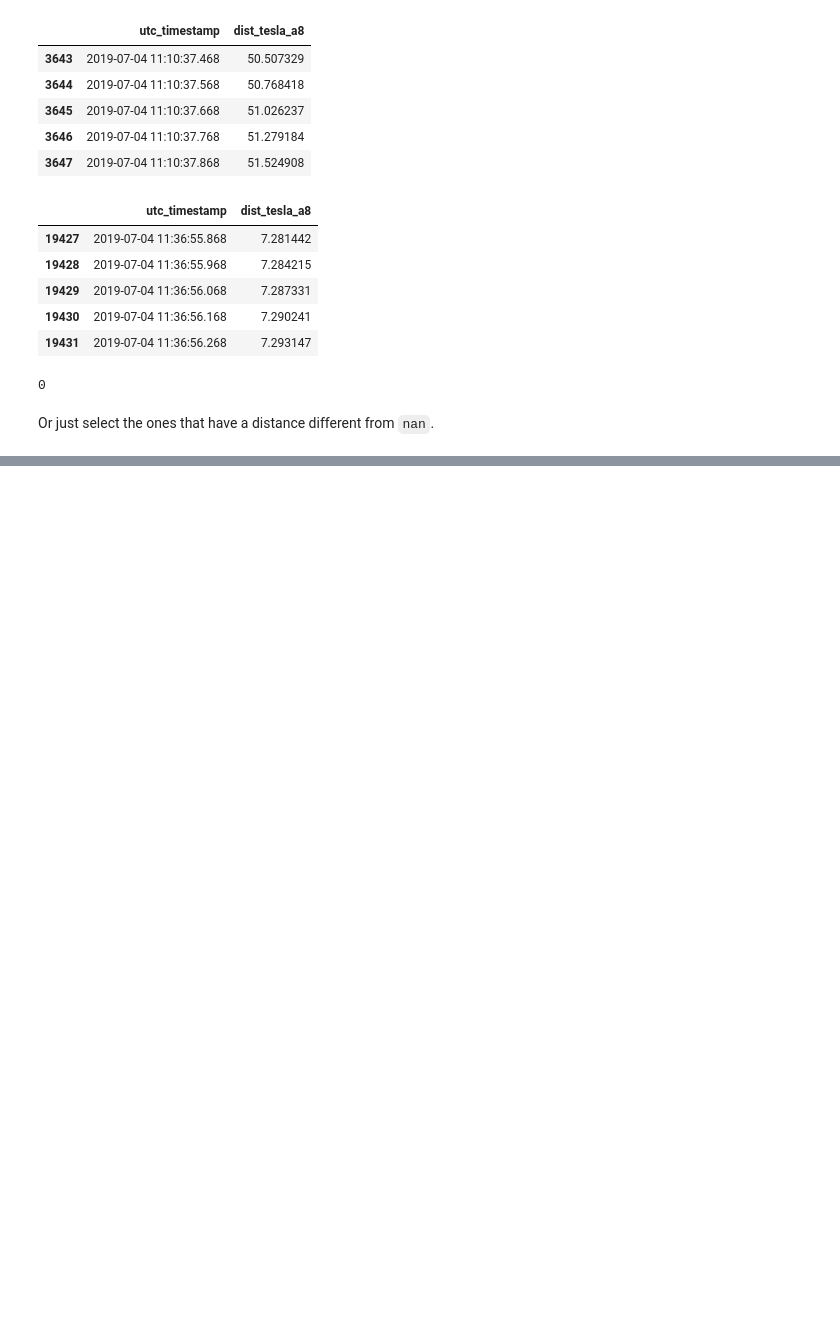
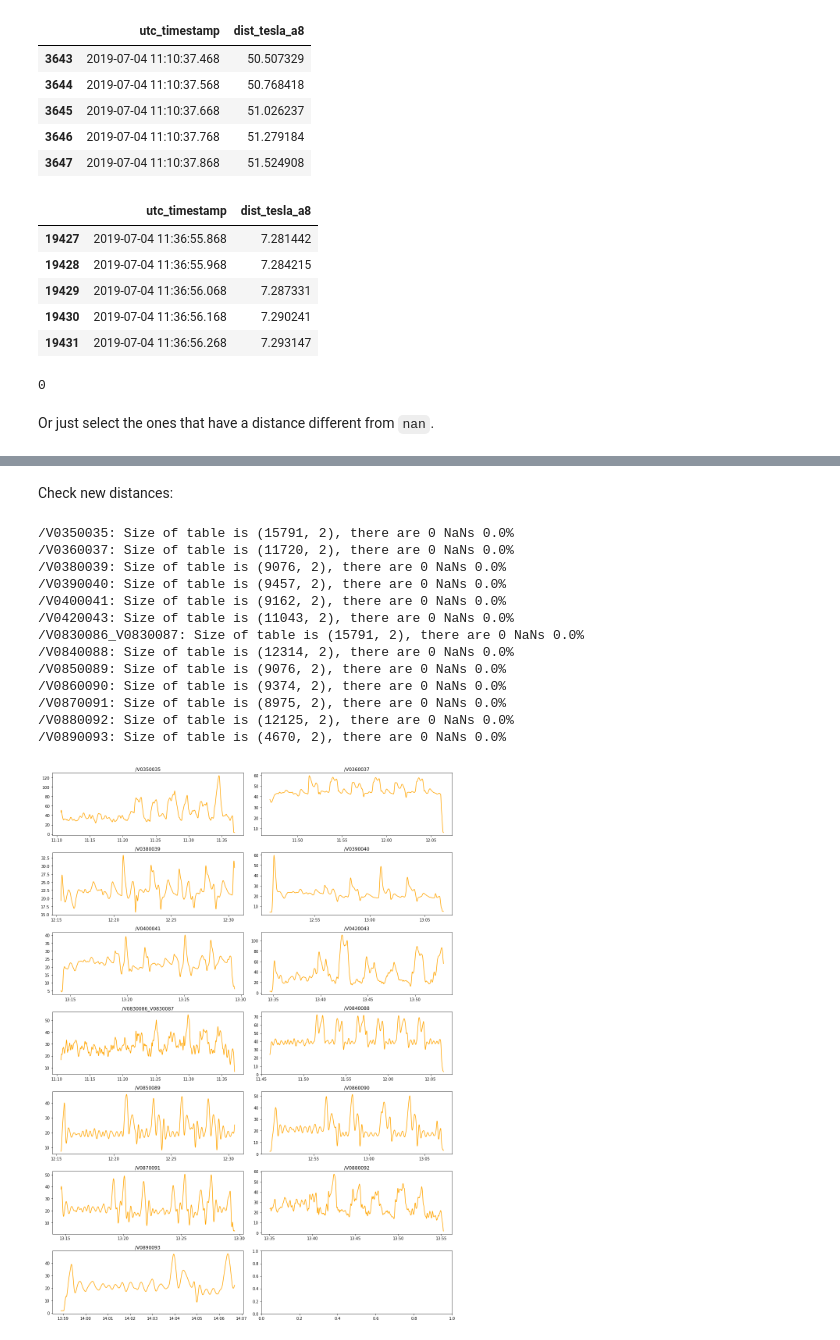
Before and after one commit to iipr/deep-auto-pi, a Jupyter notebook: notebooks/data-synchronization.ipynb, the cells around one changed output, grey strips where cells are left out. Drawn from its saved outputs; the diff is of its cells as text; code cells hidden in the pictures; blank space fills up the shorter version.

Commit message:
Added code to compute adjusted car distances

```diff
--- a/notebooks/data-synchronization.ipynb
+++ b/notebooks/data-synchronization.ipynb
@@ -1132,0 +1137,3 @@ Or just select the ones that have a distance different from `nan`.
+# %%
+df_bumper = pd.read_csv('../data/raw/labeled/veh_dim.csv', index_col=0)
+df_bumper
@@ -1132,0 +1148,53 @@ Or just select the ones that have a distance different from `nan`.
+# %%
+cars = {'a8': 'A8',
+        'mercedes': 'Aclass',
+        'bmw': 'X5',
+        'tesla': 'Tesla',
+        'a6': 'A6'}
+# %%
+with HDFStore('../data/clean/car_distances.h5', mode='r') as store_r:
+    with HDFStore('../data/clean/car_distances_adjusted.h5', mode='a', complib='blosc:lz4hc', complevel=9) as store_w:
+        for idx, f in enumerate(store_r):
+            df = store_r[f]
+            aux = df.columns[1].split('_')
+            a2fb = df_bumper.loc[cars[aux[1]], 'a2fb azd'] / 1000 # mm to meters
+            a2bb = df_bumper.loc[cars[aux[2]], 'a2bb azd'] / 1000 # mm to meters
+            df.iloc[:, 1] = df.iloc[:, 1] - a2fb - a2bb
+            df = df[~df.iloc[:, 1].isna()]
+            # Special cases
+            if f == '/V0400041':
+                df = df.iloc[:-1, :]
+            elif f == '/V0880092':
+                df = df.iloc[:-5, :]
+            store_w.append(f, df, format='table', append=True)
+# %% [markdown]
+Check new distances:
+# %%
+fig, axs = plt.subplots(7, 2)
+fig.set_size_inches(15, 20)
+ax = axs.reshape(-1)
+with HDFStore('../data/clean/car_distances_adjusted.h5', mode='r') as store_r:
+    for idx, f in enumerate(store_r):
+        ax[idx].plot(store_r[f].utc_timestamp, store_r[f].iloc[:, 1], color='orange')
+        ax[idx].set_title(f)
+        ax[idx].xaxis.set_major_formatter(mdates.DateFormatter("%H:%M"))
+        print('{}: Size of table is {}, there are {} NaNs {:0.4}%'.format(f, store_r[f].shape,
+                                                store_r[f].iloc[:, 1].isna().sum(),
+                                                store_r[f].iloc[:, 1].isna().sum() / store_r[f].shape[0] * 100))
+plt.tight_layout()
+plt.show()
+# %% [output]
+/V0350035: Size of table is (15791, 2), there are 0 NaNs 0.0%
+/V0360037: Size of table is (11720, 2), there are 0 NaNs 0.0%
+/V0380039: Size of table is (9076, 2), there are 0 NaNs 0.0%
+/V0390040: Size of table is (9457, 2), there are 0 NaNs 0.0%
+/V0400041: Size of table is (9162, 2), there are 0 NaNs 0.0%
+/V0420043: Size of table is (11043, 2), there are 0 NaNs 0.0%
+/V0830086_V0830087: Size of table is (15791, 2), there are 0 NaNs 0.0%
+/V0840088: Size of table is (12314, 2), there are 0 NaNs 0.0%
+/V0850089: Size of table is (9076, 2), there are 0 NaNs 0.0%
+/V0860090: Size of table is (9374, 2), there are 0 NaNs 0.0%
+/V0870091: Size of table is (8975, 2), there are 0 NaNs 0.0%
+/V0880092: Size of table is (12125, 2), there are 0 NaNs 0.0%
+/V0890093: Size of table is (4670, 2), there are 0 NaNs 0.0%
+[figure, added]
```
Also changed, not shown: parts of 3 cells of this notebook.
